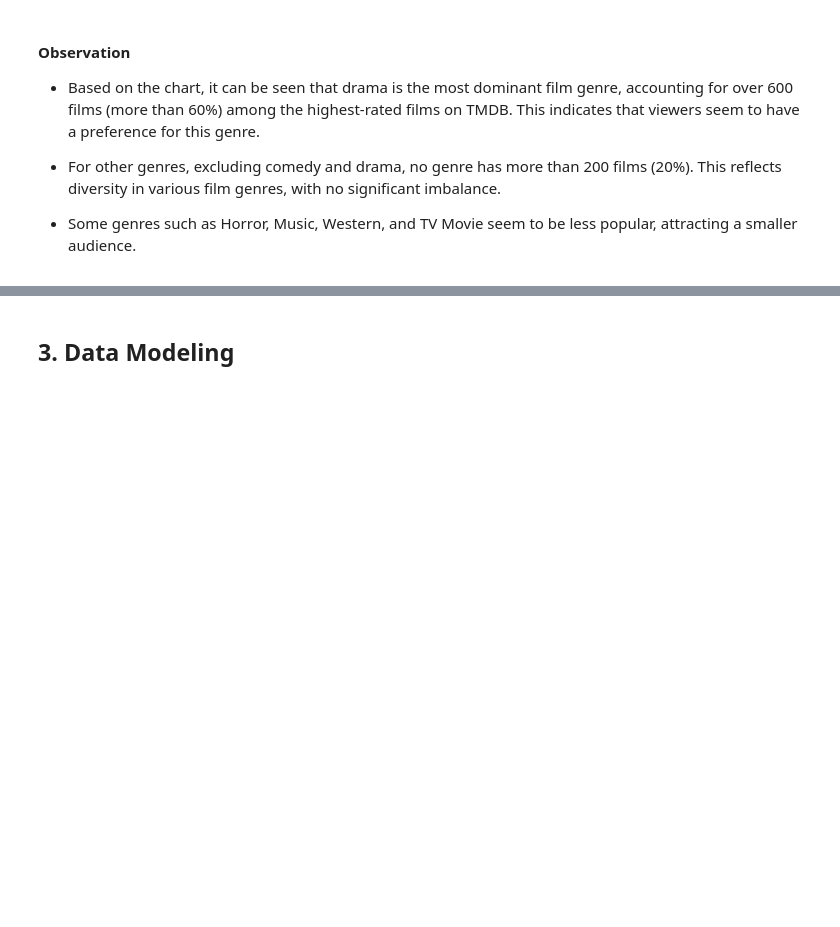
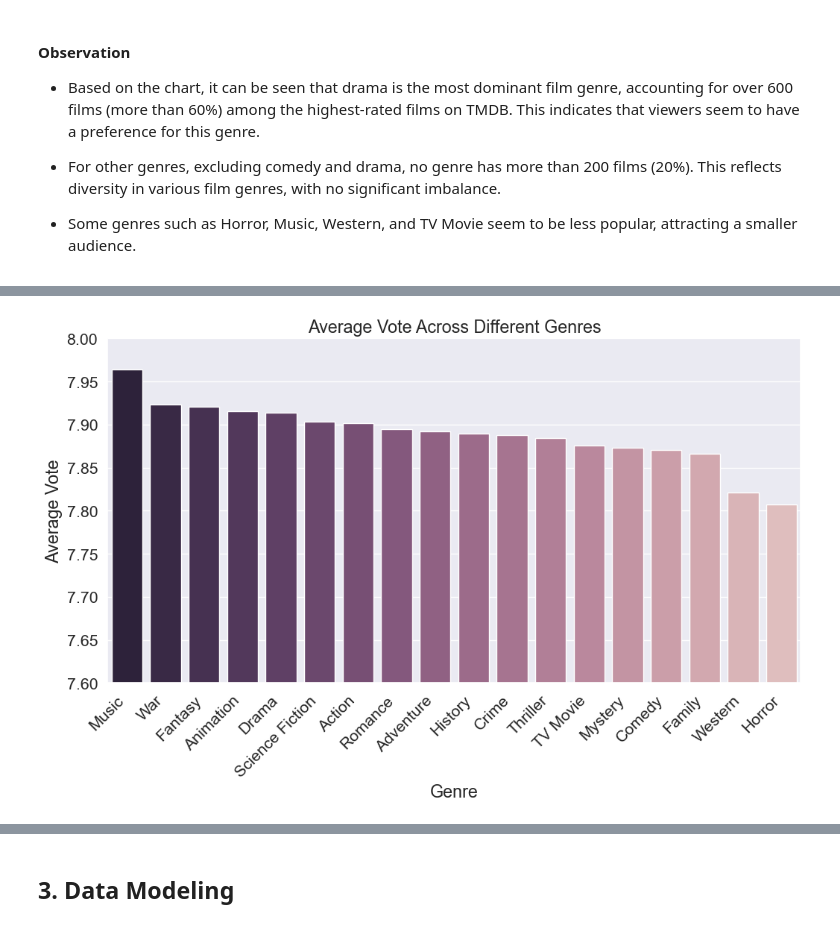
Before and after one commit to Deadinside-at-HCMUS/CSC14119-project, a Jupyter notebook: Notebook.ipynb, the cells around one changed output, grey strips where cells are left out. Drawn from its saved outputs; the diff is of its cells as text; code cells hidden in the pictures; blank space fills up the shorter version.

```diff
--- a/Notebook.ipynb
+++ b/Notebook.ipynb
@@ -365,0 +375,20 @@ plt.show()
+# %%
+df_exploded = df.explode('genre_names')
+
+# Group by genre and calculate average vote
+genre_avg_vote = df_exploded.groupby('genre_names')['vote_average'].mean().sort_values(ascending=False)
+
+# Plot
+plt.figure(figsize=(12, 6))
+sns.barplot(x=genre_avg_vote.index, y=genre_avg_vote.values, palette=sns.cubehelix_palette(n_colors=20, reverse=True))
+plt.title('Average Vote Across Different Genres')
+plt.xlabel('Genre')
+plt.ylabel('Average Vote')
+plt.xticks(rotation=45, ha='right')
+
+# Limit the y-axis values between 7.6 and 8
+plt.ylim(7.6, 8)
+
+plt.show()
+# %% [output]
+[figure, added]
```
Also changed, not shown: parts of 9 cells of this notebook.
